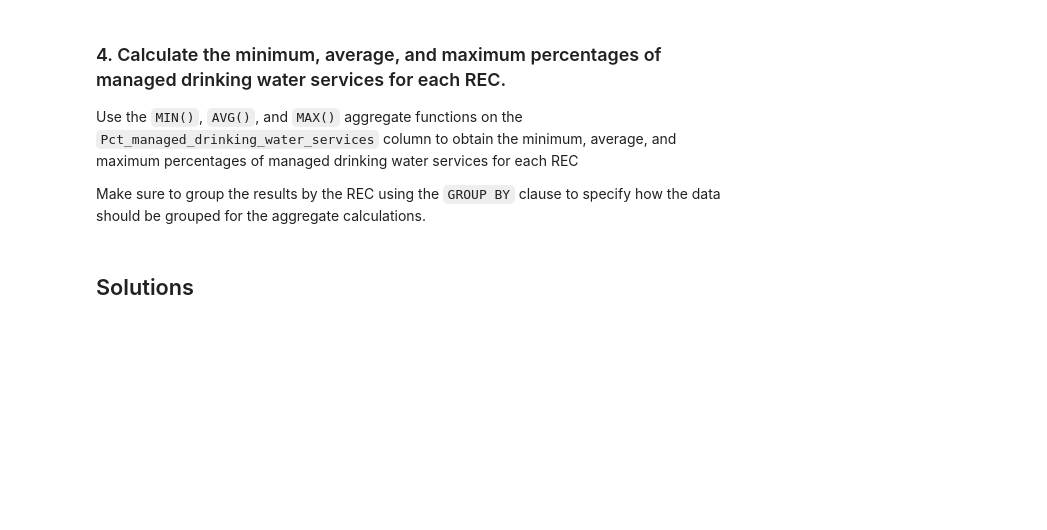
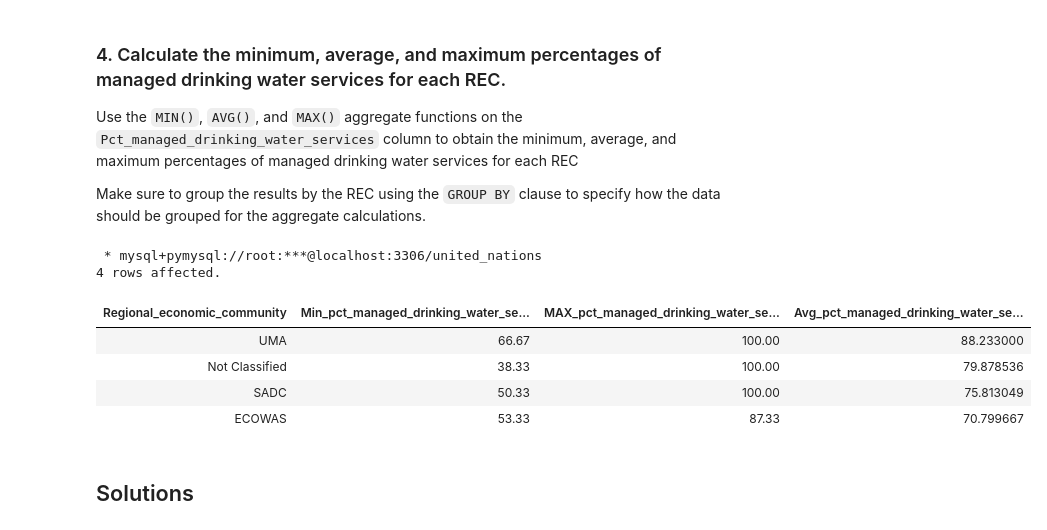
Before and after one commit to RealElvince/Access-to-basic-water-services, a Jupyter notebook: notebooks/Grouping with a case statement.ipynb, the cells around one changed output. Drawn from its saved outputs; the diff is of its cells as text; code cells hidden in the pictures; blank space fills up the shorter version.

Commit message:
Group regional economic community

```diff
--- a/notebooks/Grouping with a case statement.ipynb
+++ b/notebooks/Grouping with a case statement.ipynb
@@ -194,7 +194,60 @@ Use the `MIN()`, `AVG()`, and `MAX()` aggregate functions on the `Pct_managed_dr
 
 Make sure to group the results by the REC using the `GROUP BY` clause to specify how the data should be grouped for the aggregate calculations.
 # %%
-# Add your code here
+%%sql
+SELECT
+    CASE
+        WHEN Country_name IN (
+    "Angola", "Botswana", "Comoros", "Democratic Republic of Congo", "Eswatini",
+    "Lesotho", "Madagascar", "Malawi", "Mauritius", "Mozambique", "Namibia",
+    "Seychelles", "South Africa", "United Republic Tanzania", "Zambia", "Zimbabwe"
+    ) THEN "SADC"
+        WHEN Country_name IN (
+    "Algeria", "Libya", "Mauritania", "Morocco", "Tunisia"
+    ) THEN "UMA"
+        WHEN Country_name IN (
+    "Benin", "Burkina Faso", "Cabo Verde", "Cote d'Ivoire", "Gambia", "Ghana",
+    "Guinea", "Guinea-Bissau", "Liberia", "Mali", "Niger", "Nigeria", "Senegal",
+    "Sierra Leone", "Togo"
+    ) THEN "ECOWAS"
+        ELSE "Not Classified"
+    END AS Regional_economic_community,
+    MIN(Pct_managed_drinking_water_services) AS Min_pct_managed_drinking_water_services,
+    MAX(Pct_managed_drinking_water_services) AS MAX_pct_managed_drinking_water_services,
+    AVG(Pct_managed_drinking_water_services) AS Avg_pct_managed_drinking_water_services
+
+
+FROM
+    united_nations.access_to_basic_services
+
+WHERE
+    Region LIKE "%africa%"
+
+GROUP BY
+    CASE
+        WHEN Country_name IN (
+    "Angola", "Botswana", "Comoros", "Democratic Republic of Congo", "Eswatini",
+    "Lesotho", "Madagascar", "Malawi", "Mauritius", "Mozambique", "Namibia",
+    "Seychelles", "South Africa", "United Republic Tanzania", "Zambia", "Zimbabwe"
+    ) THEN "SADC"
+        WHEN Country_name IN (
+    "Algeria", "Libya", "Mauritania", "Morocco", "Tunisia"
+    ) THEN "UMA"
+        WHEN Country_name IN (
+    "Benin", "Burkina Faso", "Cabo Verde", "Cote d'Ivoire", "Gambia", "Ghana",
+    "Guinea", "Guinea-Bissau", "Liberia", "Mali", "Niger", "Nigeria", "Senegal",
+    "Sierra Leone", "Togo"
+    ) THEN "ECOWAS"
+        ELSE "Not Classified"
+    END;
+# %% [output]
+ * mysql+pymysql://root:***@localhost:3306/united_nations
+4 rows affected.
+| Regional_economic_community | Min_pct_managed_drinking_water_se... | MAX_pct_managed_drinking_water_se... | Avg_pct_managed_drinking_water_se... |
+| UMA | 66.67 | 100.00 | 88.233000 |
+| Not Classified | 38.33 | 100.00 | 79.878536 |
+| SADC | 50.33 | 100.00 | 75.813049 |
+| ECOWAS | 53.33 | 87.33 | 70.799667 |
 # %% [markdown]
 ## Solutions
 # %% [markdown]
```
